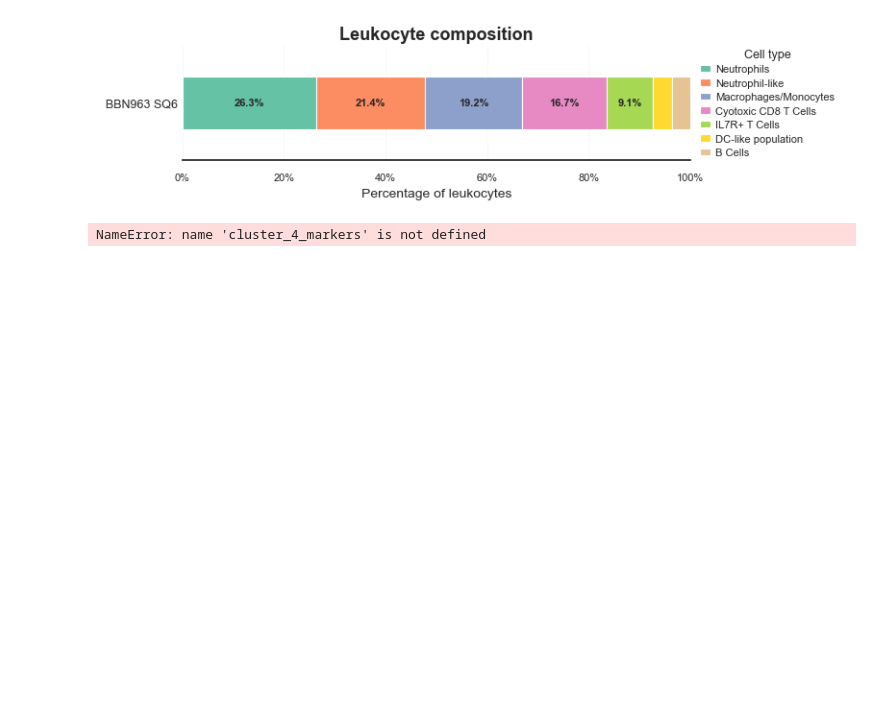
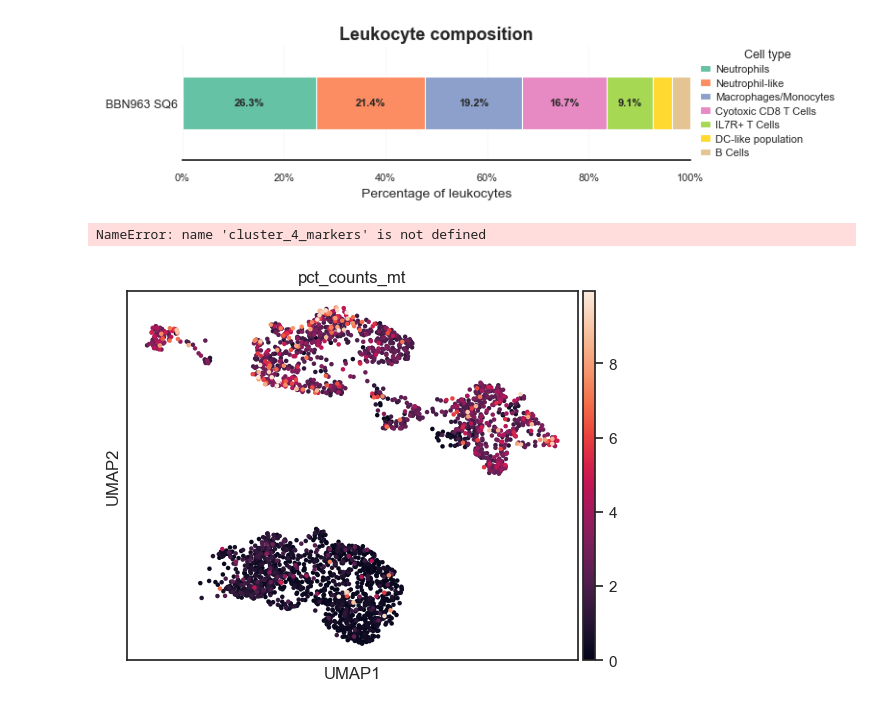
Before and after one commit to liu-timothy/mouse-models, a Jupyter notebook: scRNAseq_analysis/scripts/BBN963sq6_analysis.ipynb, the cells around one changed output. Drawn from its saved outputs; the diff is of its cells as text; code cells hidden in the pictures; blank space fills up the shorter version.

```diff
--- a/scRNAseq_analysis/scripts/BBN963sq6_analysis.ipynb
+++ b/scRNAseq_analysis/scripts/BBN963sq6_analysis.ipynb
@@ -329,3 +329,7 @@ for ct in cluster_4_names:
     print("\n\n\n")  # print white space for legibility
 # %% [output]
 NameError: name 'cluster_4_markers' is not defined
+# %%
+sc.pl.umap(adata_leukocytes, color='pct_counts_mt')
+# %% [output]
+[figure, added]
```
Also changed, not shown: parts of 2 cells of this notebook, 39 other files.
